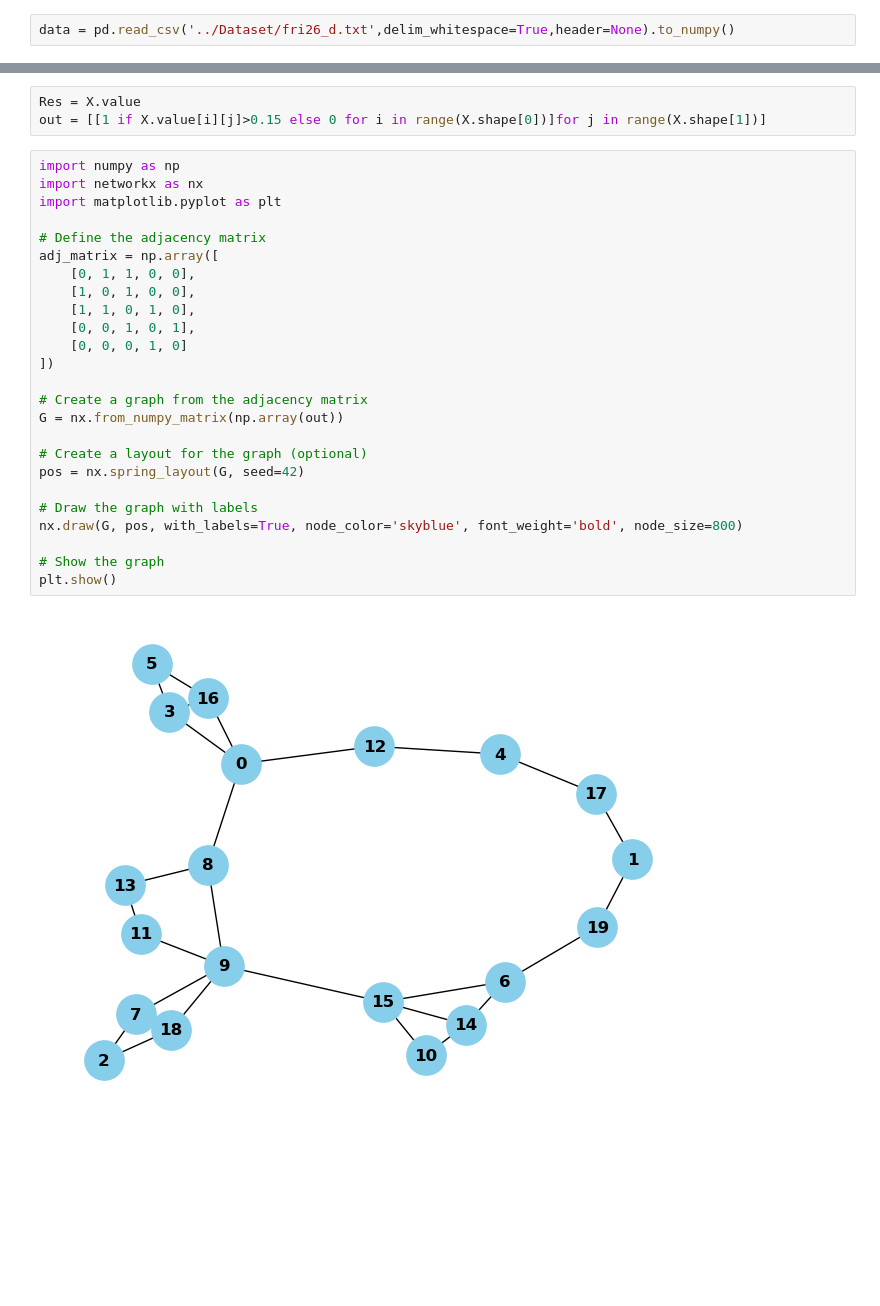
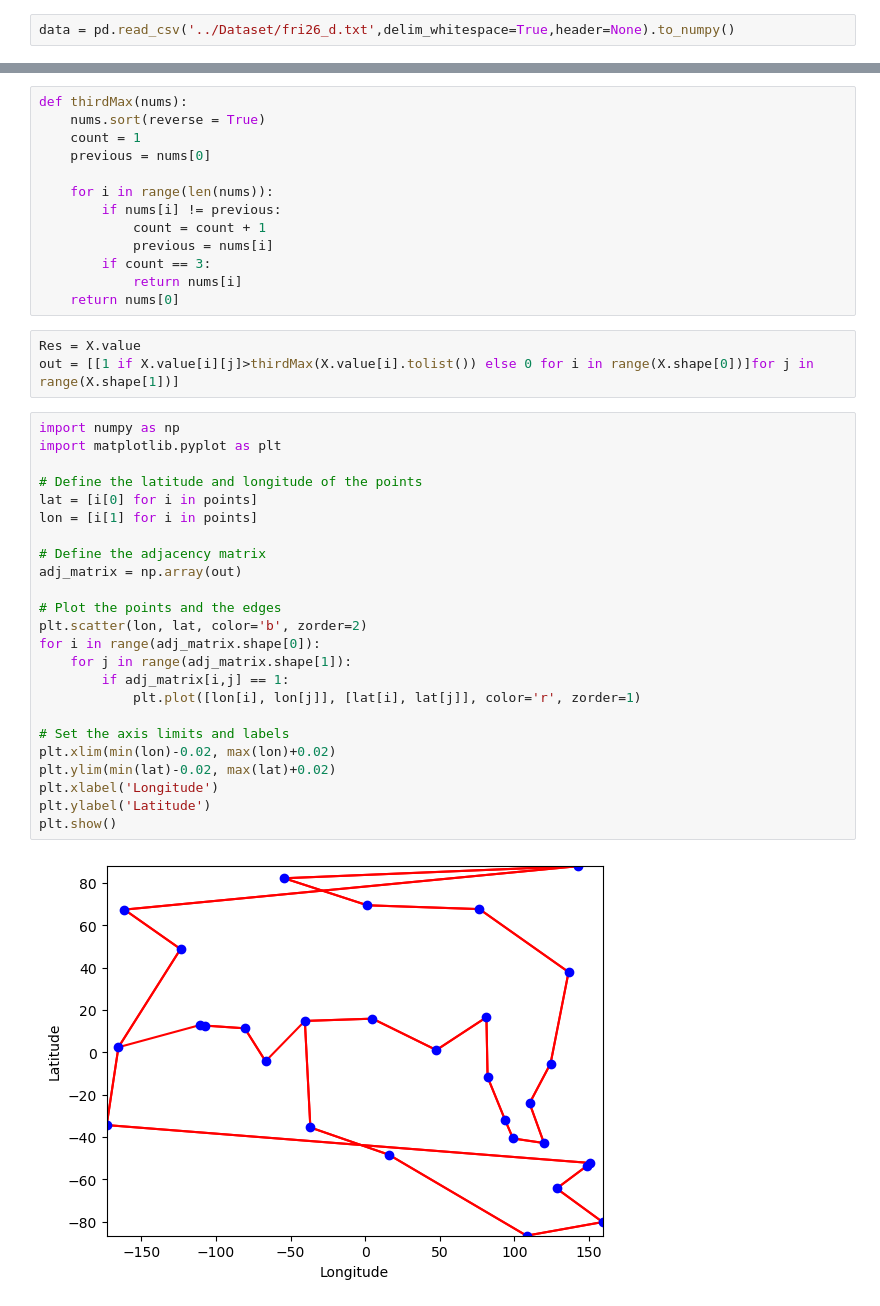
Before and after one commit to Xinshi0726/SDP-Relxations-With-Applications, a Jupyter notebook: 1999Solver/solver.ipynb, the cells around one changed output, grey strips where cells are left out. Saved outputs shown, nothing was run; the diff lists cells and outputs as text; blank space fills up the shorter version.

```diff
--- a/1999Solver/solver.ipynb
+++ b/1999Solver/solver.ipynb
@@ -149,30 +154,42 @@ X_sol[0].tolist()
+# %%
+def thirdMax(nums):
+    nums.sort(reverse = True)
+    count = 1
+    previous = nums[0]
+
+    for i in range(len(nums)):
+        if nums[i] != previous:
+            count = count + 1
+            previous = nums[i]
+        if count == 3:
+            return nums[i]
+    return nums[0]
 # %%
 Res = X.value
-out = [[1 if X.value[i][j]>0.15 else 0 for i in range(X.shape[0])]for j in range(X.shape[1])]
+out = [[1 if X.value[i][j]>thirdMax(X.value[i].tolist()) else 0 for i in range(X.shape[0])]for j in range(X.shape[1])]
-# %%
-import numpy as np
-import networkx as nx
-import matplotlib.pyplot as plt
-
-# Define the adjacency matrix
-adj_matrix = np.array([
-    [0, 1, 1, 0, 0],
-    [1, 0, 1, 0, 0],
-    [1, 1, 0, 1, 0],
-    [0, 0, 1, 0, 1],
-    [0, 0, 0, 1, 0]
-])
-
-# Create a graph from the adjacency matrix
-G = nx.from_numpy_matrix(np.array(out))
-
-# Create a layout for the graph (optional)
-pos = nx.spring_layout(G, seed=42)
-
-# Draw the graph with labels
-nx.draw(G, pos, with_labels=True, node_color='skyblue', font_weight='bold', node_size=800)
-
-# Show the graph
-plt.show()
-# %% [output]
-[figure, removed]
+# %%
+import numpy as np
+import matplotlib.pyplot as plt
+
+# Define the latitude and longitude of the points
+lat = [i[0] for i in points]
+lon = [i[1] for i in points]
+
+# Define the adjacency matrix
+adj_matrix = np.array(out)
+
+# Plot the points and the edges
+plt.scatter(lon, lat, color='b', zorder=2)
+for i in range(adj_matrix.shape[0]):
+    for j in range(adj_matrix.shape[1]):
+        if adj_matrix[i,j] == 1:
+            plt.plot([lon[i], lon[j]], [lat[i], lat[j]], color='r', zorder=1)
+
+# Set the axis limits and labels
+plt.xlim(min(lon)-0.02, max(lon)+0.02)
+plt.ylim(min(lat)-0.02, max(lat)+0.02)
+plt.xlabel('Longitude')
+plt.ylabel('Latitude')
+plt.show()
+# %% [output]
+[figure, added]
```
Also changed, not shown: parts of 11 cells of this notebook, 1 other file.
